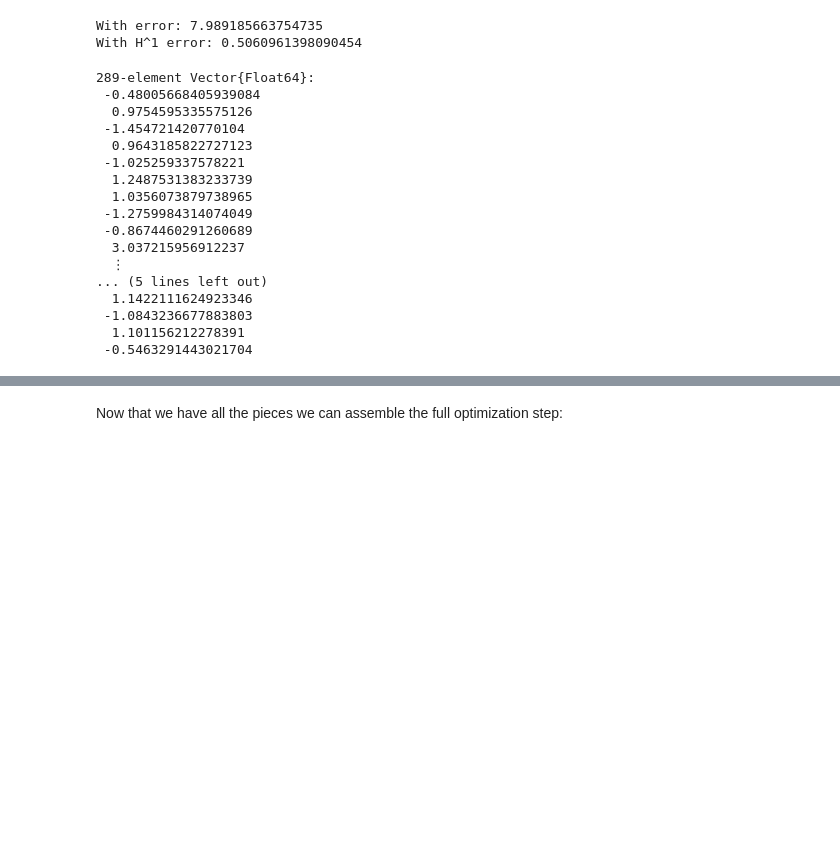
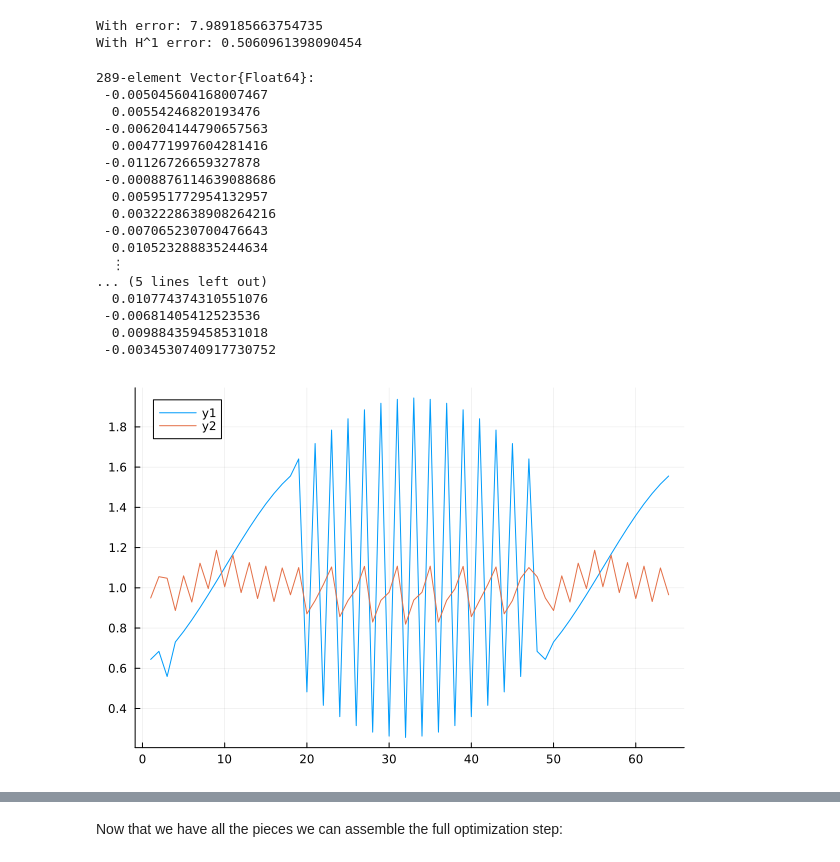
Before and after one commit to DanielBoigk/EITwithTV, a Jupyter notebook: EITwithTV.ipynb, the cells around one changed output, grey strips where cells are left out. Drawn from its saved outputs; the diff is of its cells as text; code cells hidden in the pictures; blank space fills up the shorter version.

```diff
--- a/EITwithTV.ipynb
+++ b/EITwithTV.ipynb
@@ -676,24 +676,28 @@ println("With H^1 error: ", error2)
 With error: 7.989185663754735
 With H^1 error: 0.5060961398090454
 # %%
-gauss_newton_step!(data, mode_dict, gn, opt)
+δσ = gauss_newton_step!(data, mode_dict, gn, opt)
 # %% [output]
 289-element Vector{Float64}:
- -0.48005668405939084
-  0.9754595335575126
- -1.454721420770104
-  0.9643185822727123
- -1.025259337578221
-  1.2487531383233739
-  1.0356073879738965
- -1.2759984314074049
- -0.8674460291260689
-  3.037215956912237
+ -0.005045604168007467
+  0.00554246820193476
+ -0.006204144790657563
+  0.004771997604281416
+ -0.01126726659327878
+ -0.0008876114639088686
+  0.005951772954132957
+  0.0032228638908264216
+ -0.007065230700476643
+  0.010523288835244634
   ⋮
 ... (5 lines left out)
-  1.1422111624923346
- -1.0843236677883803
-  1.101156212278391
- -0.5463291443021704
+  0.010774374310551076
+ -0.00681405412523536
+  0.009884359458531018
+ -0.0034530740917730752
 # %%
 # Sanity check whether
+plot(down(cond_vec))
+plot!(1 .+ 10*down(δσ))
+# %% [output]
+[figure, added]
```
Also changed, not shown: parts of 4 cells of this notebook.
